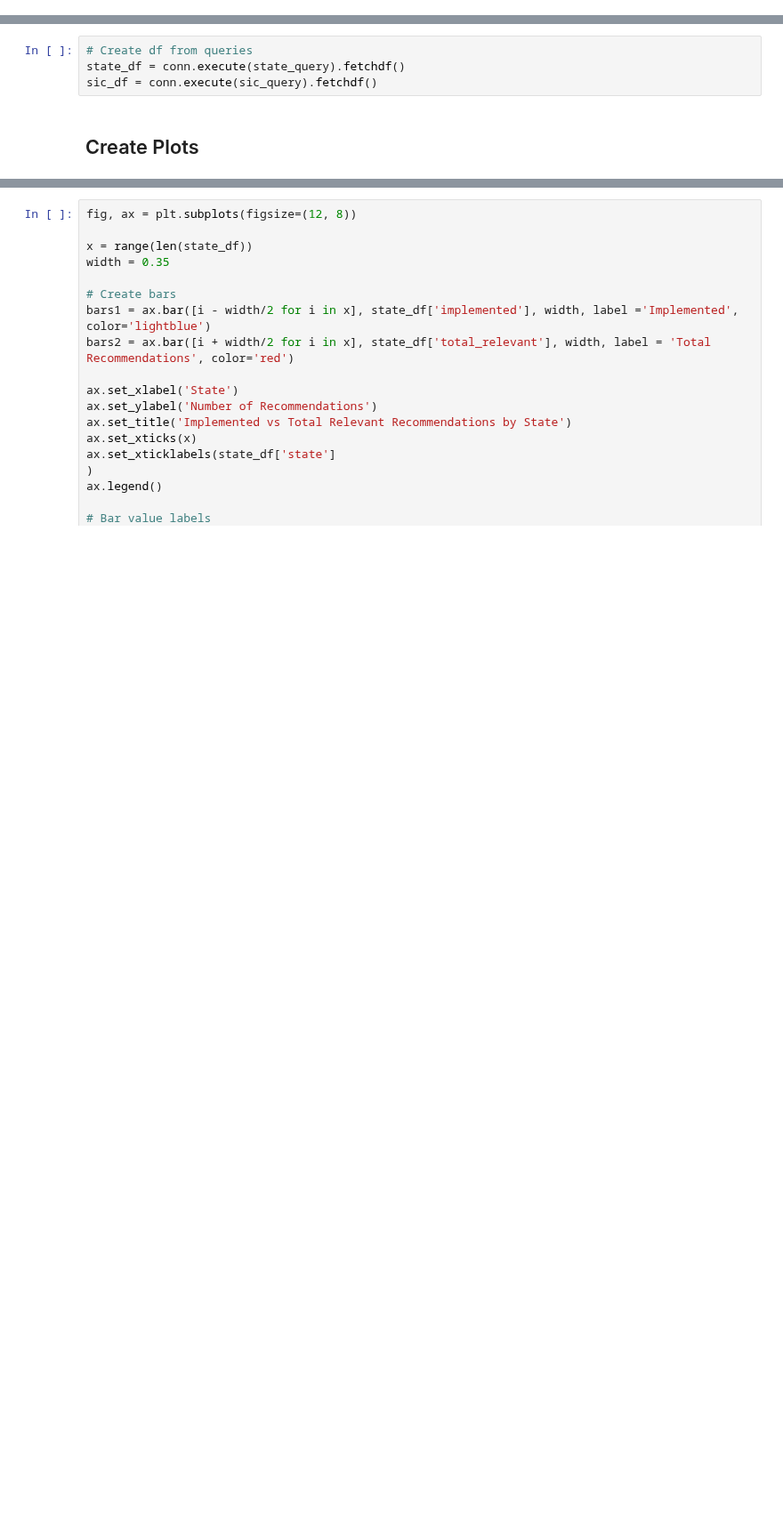
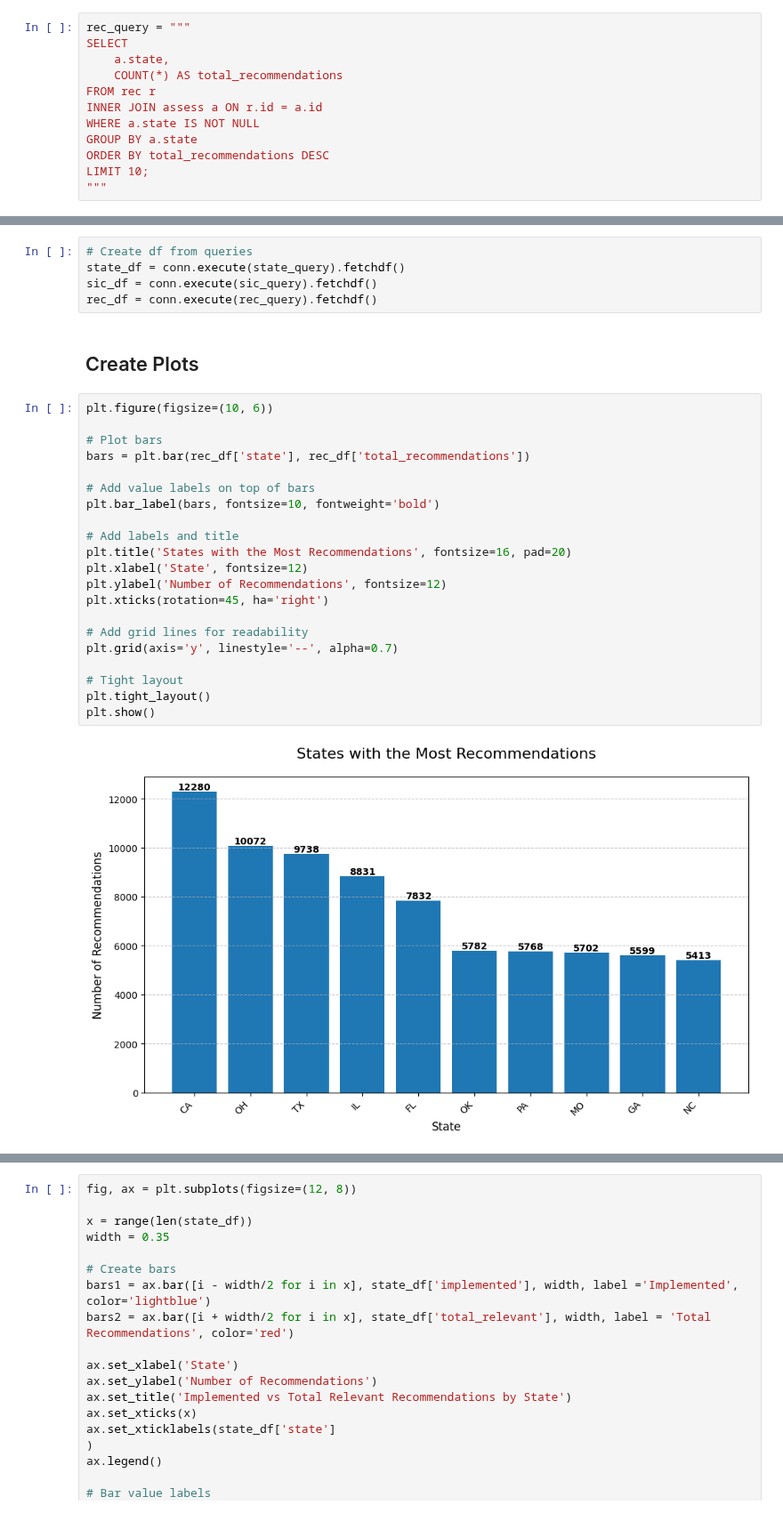
Before and after one commit to nmoraescommit/IAC_SQL_Exploration, a Jupyter notebook: datavis.ipynb, the cells around one changed output, grey strips where cells are left out. Shown at 89% size. Saved outputs shown, nothing was run; the diff lists cells and outputs as text; blank space fills up the shorter version.

```diff
--- a/datavis.ipynb
+++ b/datavis.ipynb
@@ -11,6 +11,18 @@ import duckdb
 conn = duckdb.connect('/Users/nmoraes/Documents/MEDS/Spring2025/EDS213/discussion/IAC_SQL_Exploration/iac.db')
 # %% [markdown]
 ### Create and Store Queries
+# %%
+rec_query = """
+SELECT
+    a.state,
+    COUNT(*) AS total_recommendations
+FROM rec r
+INNER JOIN assess a ON r.id = a.id
+WHERE a.state IS NOT NULL
+GROUP BY a.state
+ORDER BY total_recommendations DESC
+LIMIT 10;
+"""
 # %%
 state_query = """
 WITH state_counts AS (
@@ -63,5 +75,29 @@ LIMIT 10;
 # Create df from queries
 state_df = conn.execute(state_query).fetchdf()
 sic_df = conn.execute(sic_query).fetchdf()
+rec_df = conn.execute(rec_query).fetchdf()
 # %% [markdown]
 ## Create Plots
+# %%
+plt.figure(figsize=(10, 6))
+
+# Plot bars
+bars = plt.bar(rec_df['state'], rec_df['total_recommendations'])
+
+# Add value labels on top of bars
+plt.bar_label(bars, fontsize=10, fontweight='bold')
+
+# Add labels and title
+plt.title('States with the Most Recommendations', fontsize=16, pad=20)
+plt.xlabel('State', fontsize=12)
+plt.ylabel('Number of Recommendations', fontsize=12)
+plt.xticks(rotation=45, ha='right')
+
+# Add grid lines for readability
+plt.grid(axis='y', linestyle='--', alpha=0.7)
+
+# Tight layout
+plt.tight_layout()
+plt.show()
+# %% [output]
+[figure, added]
```
Also changed, not shown: parts of 1 cell of this notebook, 1 other file.
